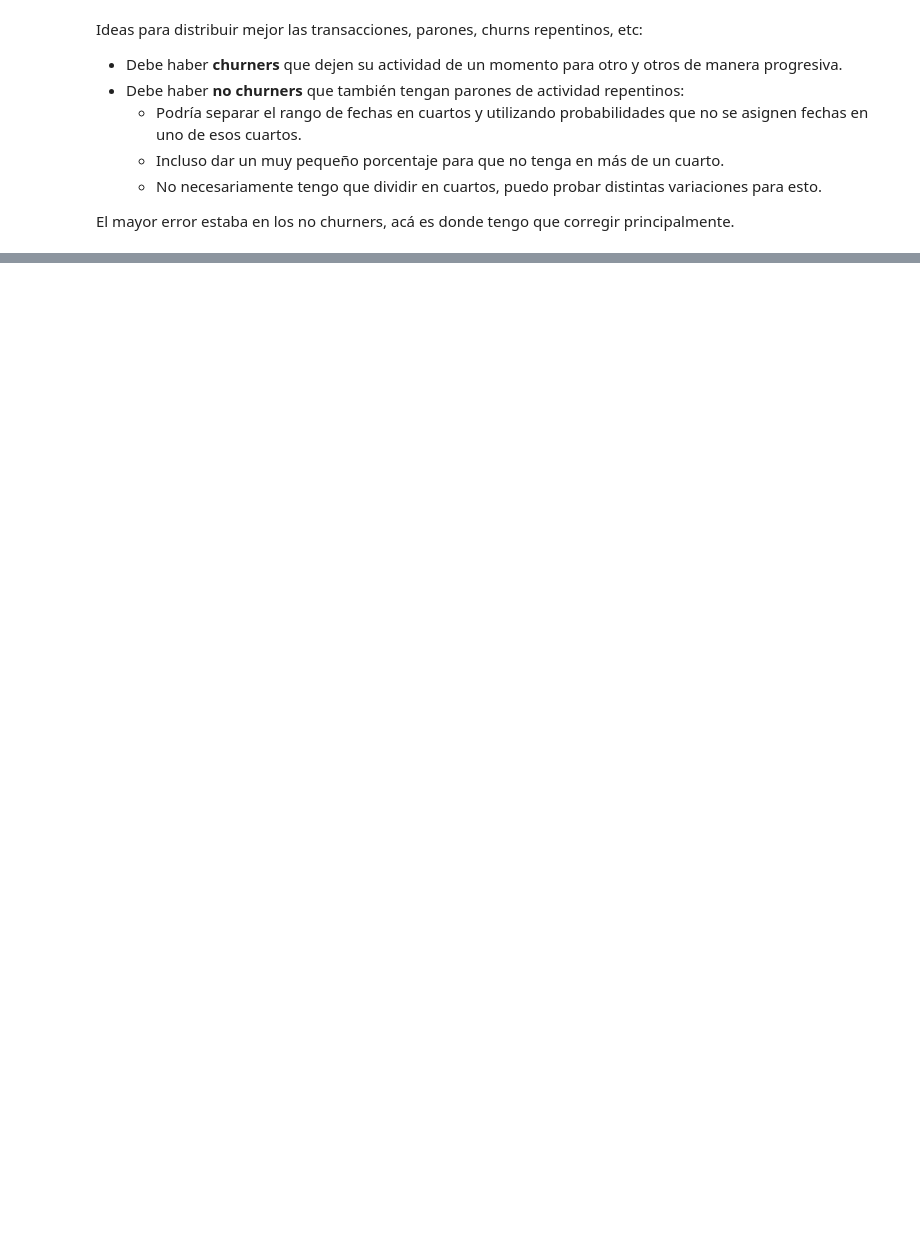
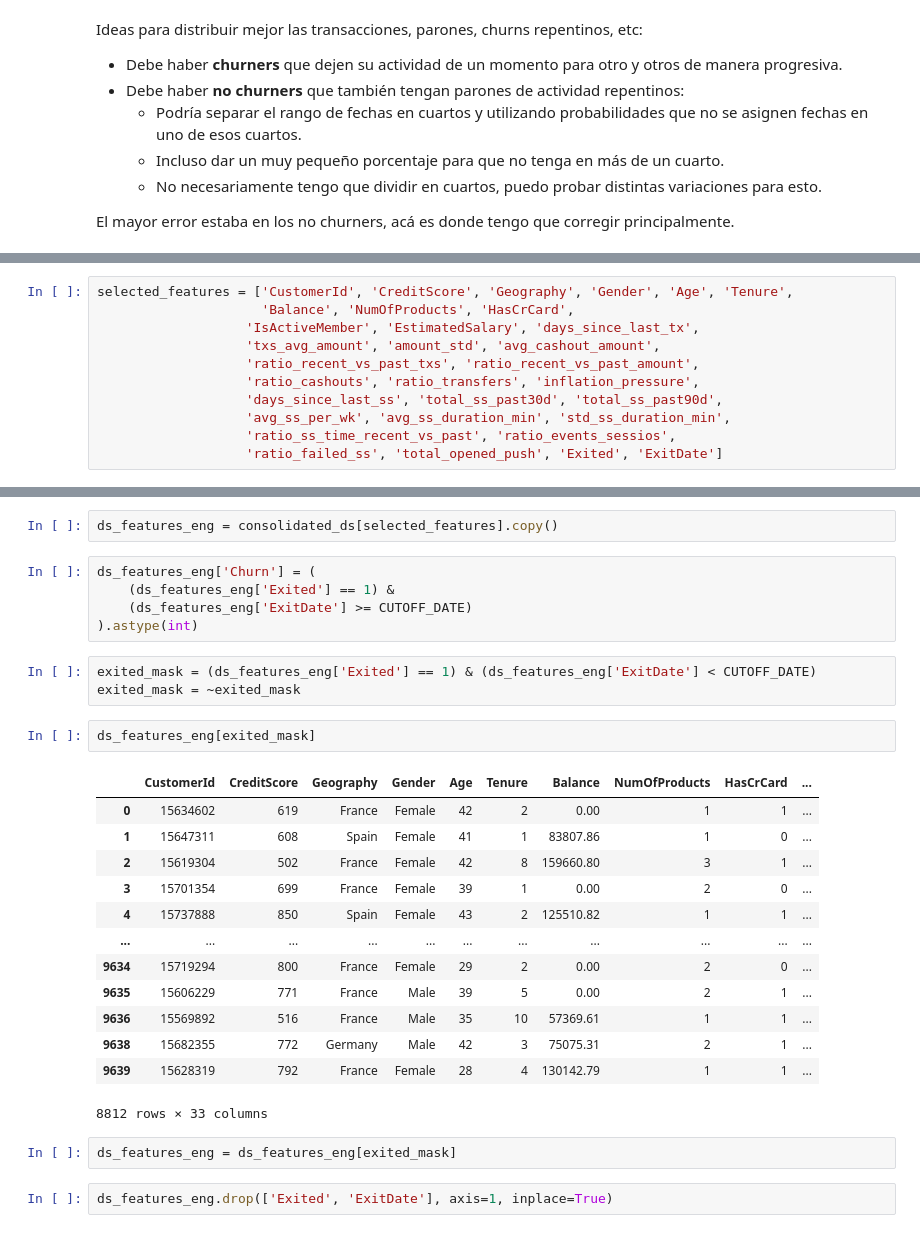
Before and after one commit to ignaciomajo/velarion_fintech, a Jupyter notebook: datasets_consolidation.ipynb, the cells around one changed output, grey strips where cells are left out. Saved outputs shown, nothing was run; the diff lists cells and outputs as text; blank space fills up the shorter version.

Commit message:
UPDATE datasets_consolidation.ipynb | feature engineering, vif, target and documentation. Ready to consume dataset -> dataset_churn.csv

```diff
--- a/datasets_consolidation.ipynb
+++ b/datasets_consolidation.ipynb
@@ -2455,0 +3105,11 @@ El mayor error estaba en los no churners, acá es donde tengo que corregir princ
+# %%
+selected_features = ['CustomerId', 'CreditScore', 'Geography', 'Gender', 'Age', 'Tenure',
+                     'Balance', 'NumOfProducts', 'HasCrCard',
+                   'IsActiveMember', 'EstimatedSalary', 'days_since_last_tx',
+                   'txs_avg_amount', 'amount_std', 'avg_cashout_amount',
+                   'ratio_recent_vs_past_txs', 'ratio_recent_vs_past_amount',
+                   'ratio_cashouts', 'ratio_transfers', 'inflation_pressure',
+                   'days_since_last_ss', 'total_ss_past30d', 'total_ss_past90d',
+                   'avg_ss_per_wk', 'avg_ss_duration_min', 'std_ss_duration_min',
+                   'ratio_ss_time_recent_vs_past', 'ratio_events_sessios',
+                   'ratio_failed_ss', 'total_opened_push', 'Exited', 'ExitDate']
@@ -2455,0 +3122,30 @@ El mayor error estaba en los no churners, acá es donde tengo que corregir princ
+# %%
+ds_features_eng = consolidated_ds[selected_features].copy()
+# %%
+ds_features_eng['Churn'] = (
+    (ds_features_eng['Exited'] == 1) &
+    (ds_features_eng['ExitDate'] >= CUTOFF_DATE)
+).astype(int)
+# %%
+exited_mask = (ds_features_eng['Exited'] == 1) & (ds_features_eng['ExitDate'] < CUTOFF_DATE)
+exited_mask = ~exited_mask
+# %%
+ds_features_eng[exited_mask]
+# %% [output]
+|  | CustomerId | CreditScore | Geography | Gender | Age | Tenure | Balance | NumOfProducts | HasCrCard | ... |
+| 0 | 15634602 | 619 | France | Female | 42 | 2 | 0.00 | 1 | 1 | ... |
+| 1 | 15647311 | 608 | Spain | Female | 41 | 1 | 83807.86 | 1 | 0 | ... |
+| 2 | 15619304 | 502 | France | Female | 42 | 8 | 159660.80 | 3 | 1 | ... |
+| 3 | 15701354 | 699 | France | Female | 39 | 1 | 0.00 | 2 | 0 | ... |
+| 4 | 15737888 | 850 | Spain | Female | 43 | 2 | 125510.82 | 1 | 1 | ... |
+| ... | ... | ... | ... | ... | ... | ... | ... | ... | ... | ... |
+| 9634 | 15719294 | 800 | France | Female | 29 | 2 | 0.00 | 2 | 0 | ... |
+| 9635 | 15606229 | 771 | France | Male | 39 | 5 | 0.00 | 2 | 1 | ... |
+| 9636 | 15569892 | 516 | France | Male | 35 | 10 | 57369.61 | 1 | 1 | ... |
+| 9638 | 15682355 | 772 | Germany | Male | 42 | 3 | 75075.31 | 2 | 1 | ... |
+| 9639 | 15628319 | 792 | France | Female | 28 | 4 | 130142.79 | 1 | 1 | ... |
+8812 rows × 33 columns
+# %%
+ds_features_eng = ds_features_eng[exited_mask]
+# %%
+ds_features_eng.drop(['Exited', 'ExitDate'], axis=1, inplace=True)
```
Also changed, not shown: parts of 58 cells of this notebook.
